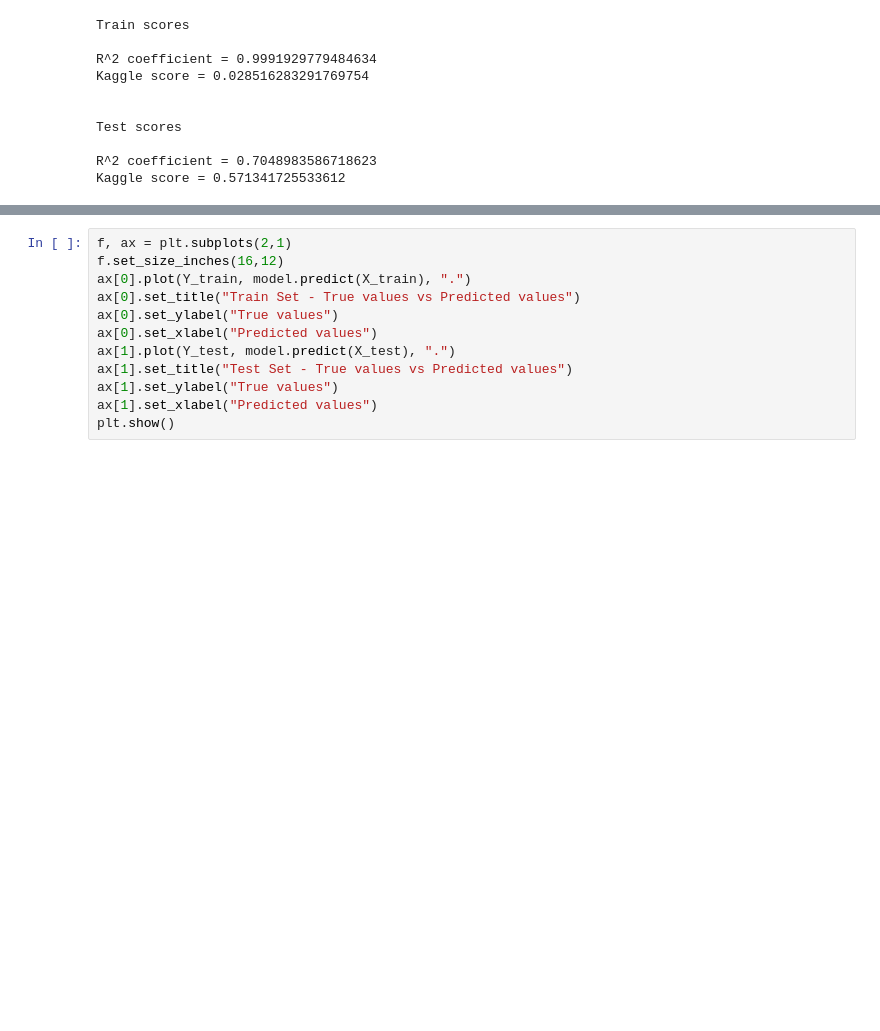
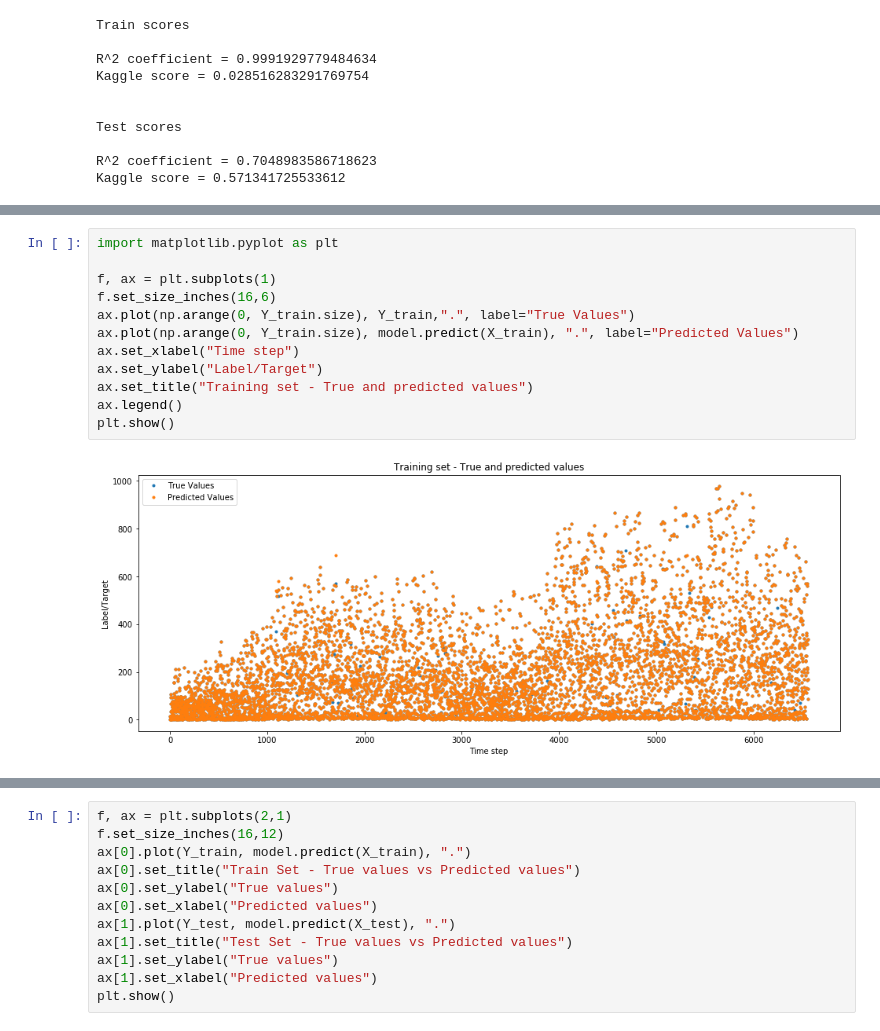
Before and after one commit to ddist/MachineLearning_3, a Jupyter notebook: 2.ipynb, the cells around one changed output, grey strips where cells are left out. Saved outputs shown, nothing was run; the diff lists cells and outputs as text; blank space fills up the shorter version.

```diff
--- a/2.ipynb
+++ b/2.ipynb
@@ -89 +129,15 @@ Kaggle score = 0.571341725533612
+# %%
+import matplotlib.pyplot as plt
+
+f, ax = plt.subplots(1)
+f.set_size_inches(16,6)
+ax.plot(np.arange(0, Y_train.size), Y_train,".", label="True Values")
+ax.plot(np.arange(0, Y_train.size), model.predict(X_train), ".", label="Predicted Values")
+ax.set_xlabel("Time step")
+ax.set_ylabel("Label/Target")
+ax.set_title("Training set - True and predicted values")
+ax.legend()
+plt.show()
+# %% [output]
+[figure, added]
 # %%
```
Also changed, not shown: parts of 45 cells of this notebook.
